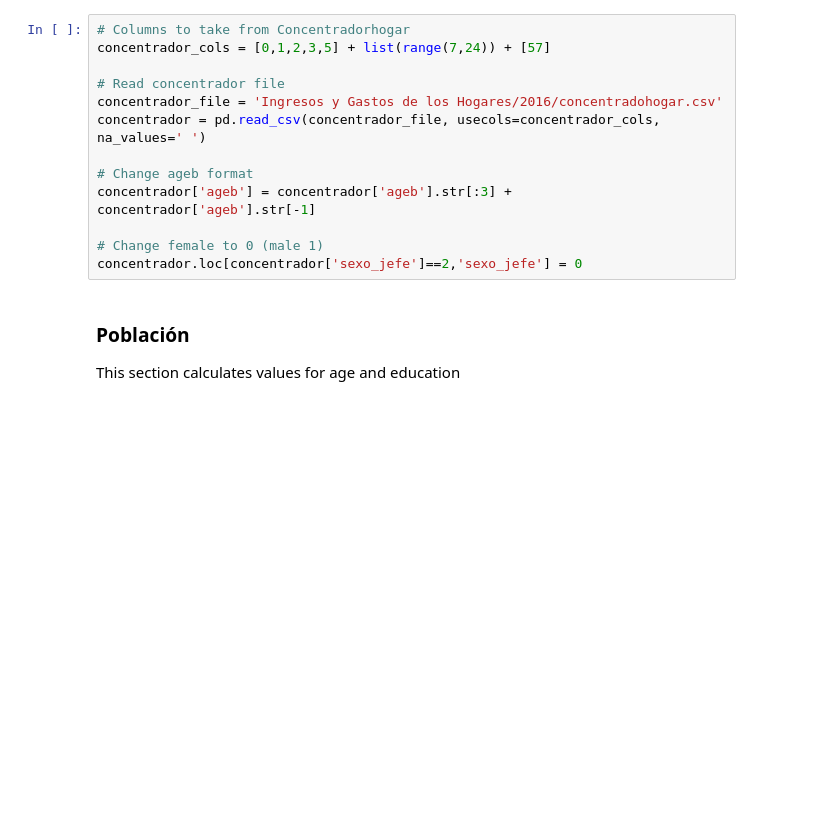
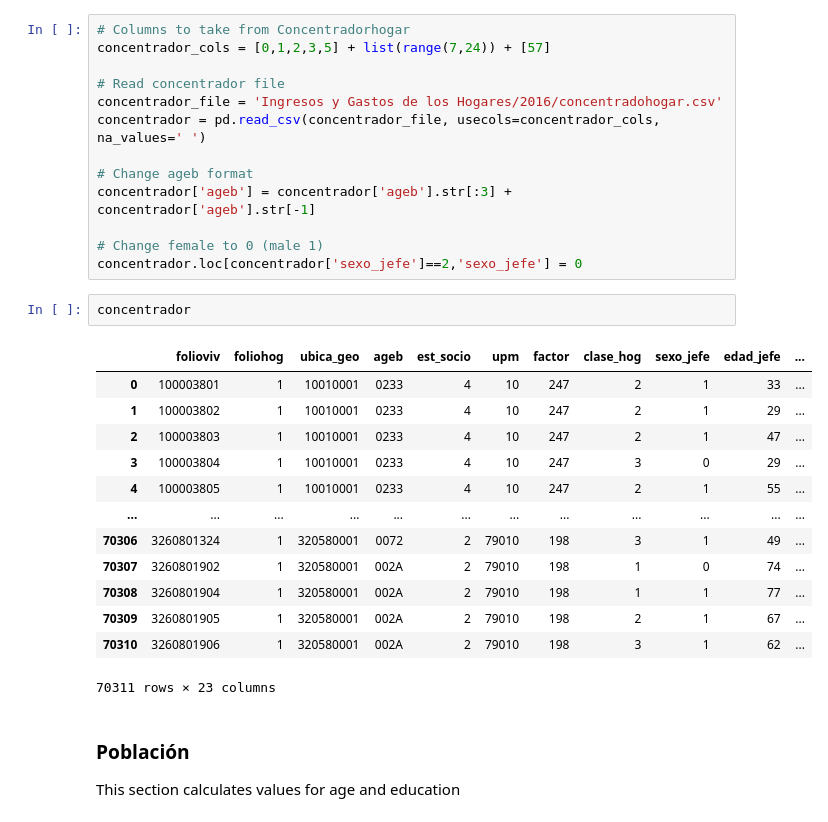
Before and after one commit to Sergio-Huezo/ResEleCon-MX, a Jupyter notebook: Data wrangling.ipynb, the cells around one changed output. Drawn from its saved outputs; the diff is of its cells as text; blank space fills up the shorter version.

```diff
--- a/Data wrangling.ipynb
+++ b/Data wrangling.ipynb
@@ -302,6 +302,22 @@ concentrador['ageb'] = concentrador['ageb'].str[:3] + concentrador['ageb'].str[-
 
 # Change female to 0 (male 1)
 concentrador.loc[concentrador['sexo_jefe']==2,'sexo_jefe'] = 0
+# %%
+concentrador
+# %% [output]
+|  | folioviv | foliohog | ubica_geo | ageb | est_socio | upm | factor | clase_hog | sexo_jefe | edad_jefe | ... |
+| 0 | 100003801 | 1 | 10010001 | 0233 | 4 | 10 | 247 | 2 | 1 | 33 | ... |
+| 1 | 100003802 | 1 | 10010001 | 0233 | 4 | 10 | 247 | 2 | 1 | 29 | ... |
+| 2 | 100003803 | 1 | 10010001 | 0233 | 4 | 10 | 247 | 2 | 1 | 47 | ... |
+| 3 | 100003804 | 1 | 10010001 | 0233 | 4 | 10 | 247 | 3 | 0 | 29 | ... |
+| 4 | 100003805 | 1 | 10010001 | 0233 | 4 | 10 | 247 | 2 | 1 | 55 | ... |
+| ... | ... | ... | ... | ... | ... | ... | ... | ... | ... | ... | ... |
+| 70306 | 3260801324 | 1 | 320580001 | 0072 | 2 | 79010 | 198 | 3 | 1 | 49 | ... |
+| 70307 | 3260801902 | 1 | 320580001 | 002A | 2 | 79010 | 198 | 1 | 0 | 74 | ... |
+| 70308 | 3260801904 | 1 | 320580001 | 002A | 2 | 79010 | 198 | 1 | 1 | 77 | ... |
+| 70309 | 3260801905 | 1 | 320580001 | 002A | 2 | 79010 | 198 | 2 | 1 | 67 | ... |
+| 70310 | 3260801906 | 1 | 320580001 | 002A | 2 | 79010 | 198 | 3 | 1 | 62 | ... |
+70311 rows × 23 columns
 # %% [markdown]
 ### Población
 This section calculates values for age and education
```
Also changed, not shown: 2 other files.
